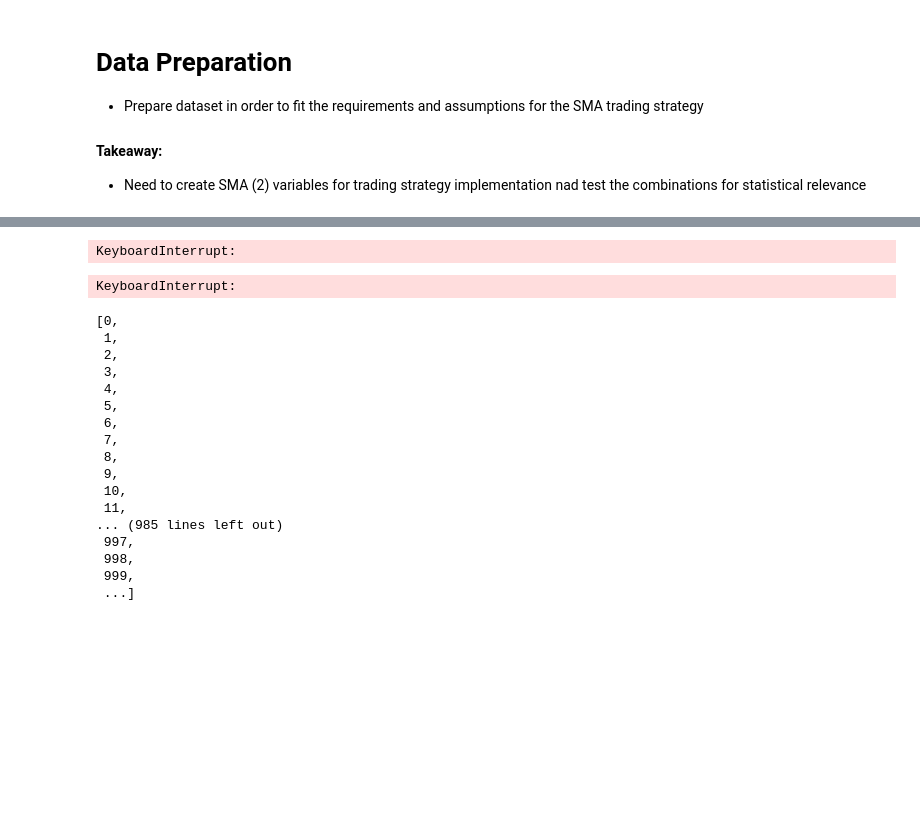
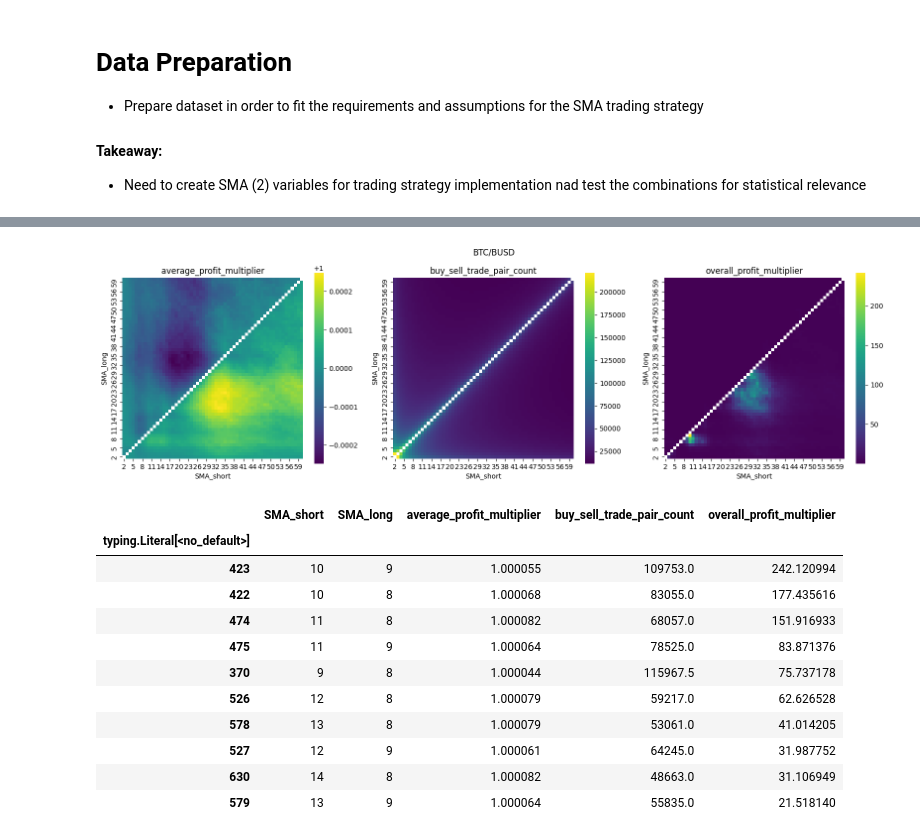
Before and after one commit to KrzysztofTrebicki/Trading-Bot, a Jupyter notebook: Notebooks/2.SMA analysis.ipynb, the cells around one changed output, grey strips where cells are left out. Drawn from its saved outputs; the diff is of its cells as text; code cells hidden in the pictures; blank space fills up the shorter version.

```diff
--- a/Notebooks/2.SMA analysis.ipynb
+++ b/Notebooks/2.SMA analysis.ipynb
@@ -172,60 +35,37 @@ print(evaluate_signals(evaluation_df))
 # %%
 # Create lists with ranges of SMAs values for combinations calculation
 
 # Short SMA list
-SMA_short_list = list(range(2,16))
+SMA_short_list = list(range(2,61))
 # Long SMA list
-SMA_long_list = list(range(8,61))
+SMA_long_list = list(range(2,61))
 # Calculate all of the combinations
 SMA_combinations = list(itertools.product(SMA_short_list, SMA_long_list))
 # Exclude pairs with the same lengths
 SMA_combinations = [pair for pair in SMA_combinations if pair[0] != pair[1]]
 
-# Run simmulation
 
-# Implement multiprocessing
-with multiprocessing.Pool() as pool:
-    # Set list for simmulation results
+with mp.Pool(8) as pool:
     results_list = []
-    for result in tqdm(pool.imap_unordered(calculate_result, SMA_combinations)):
+    for result in tqdm(pool.imap(evaluate_sma_combination, SMA_combinations), total=len(SMA_combinations)):
         results_list.append(result)
-        print(result)
-#results = pd.DataFrame(results_list)
+    results = pd.DataFrame(results_list)
+
+heatmaps_SMA(results, 'BTC/BUSD')
 # %% [output]
-KeyboardInterrupt:
+[figure, added]
-# %%
-
-results_list = []
-for combination in tqdm(SMA_combinations, total=len(SMA_combinations)):
-    result = calculate_result(combination)
-    results_list.append(result)
-# %% [output]
-KeyboardInterrupt:
-# %%
-nums = list(range(1000))
-num_pairs = list(itertools.product(nums, nums))
-
-with multiprocessing.Pool() as pool:
-        sums = []
-        for result in tqdm(pool.imap_unordered(sum, num_pairs), total=len(num_pairs)):
-            sums.append(result)
-
-sums
-# %% [output]
-[0,
- 1,
- 2,
- 3,
- 4,
- 5,
- 6,
- 7,
- 8,
- 9,
- 10,
- 11,
-... (985 lines left out)
- 997,
- 998,
- 999,
- ...]
+# %%
+results.nlargest(10, 'overall_profit_multiplier')
+# %% [output]
+|  | SMA_short | SMA_long | average_profit_multiplier | buy_sell_trade_pair_count | overall_profit_multiplier |
+| typing.Literal[<no_default>] |  |  |  |  |  |
+| 423 | 10 | 9 | 1.000055 | 109753.0 | 242.120994 |
+| 422 | 10 | 8 | 1.000068 | 83055.0 | 177.435616 |
+| 474 | 11 | 8 | 1.000082 | 68057.0 | 151.916933 |
+| 475 | 11 | 9 | 1.000064 | 78525.0 | 83.871376 |
+| 370 | 9 | 8 | 1.000044 | 115967.5 | 75.737178 |
+| 526 | 12 | 8 | 1.000079 | 59217.0 | 62.626528 |
+| 578 | 13 | 8 | 1.000079 | 53061.0 | 41.014205 |
+| 527 | 12 | 9 | 1.000061 | 64245.0 | 31.987752 |
+| 630 | 14 | 8 | 1.000082 | 48663.0 | 31.106949 |
+| 579 | 13 | 9 | 1.000064 | 55835.0 | 21.518140 |
```
Also changed, not shown: parts of 15 cells of this notebook, 1 other file.
